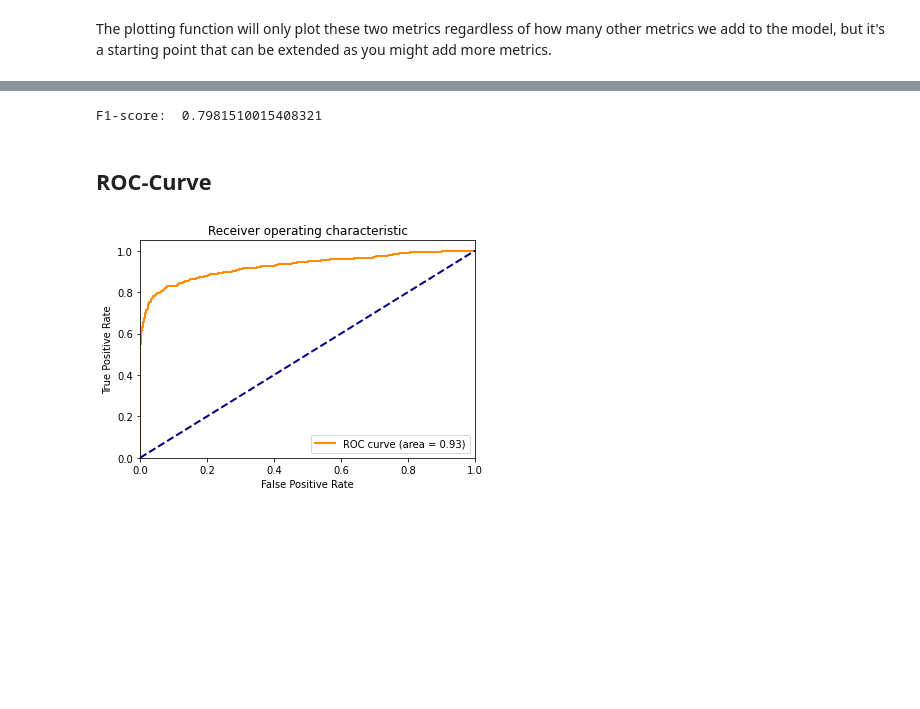
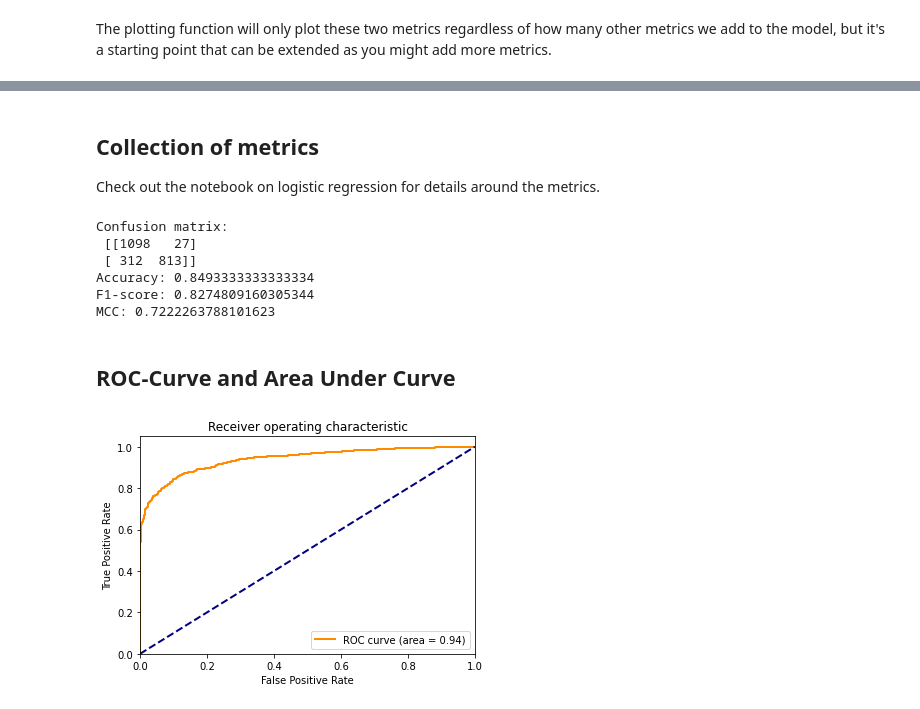
Before and after one commit to geirtul/event_classification_example, a Jupyter notebook: notebooks/dense_neural_network.ipynb, the cells around one changed output, grey strips where cells are left out. Drawn from its saved outputs; the diff is of its cells as text; code cells hidden in the pictures; blank space fills up the shorter version.

Commit message:
Updated metrics in dense and cnn notebooks.

```diff
--- a/notebooks/dense_neural_network.ipynb
+++ b/notebooks/dense_neural_network.ipynb
@@ -168,6 +150,3 @@ array([[1080,   12],
-# %%
-from sklearn.metrics import f1_score
-score = f1_score(labels[val_idx], result)
-print("F1-score: ", score)
-# %% [output]
-F1-score:  0.7981510015408321
+# %% [markdown]
+## Collection of metrics
+Check out the notebook on logistic regression for details around the metrics.
@@ -174,20 +158,31 @@ F1-score:  0.7981510015408321
+# %%
+# Print the metrics in an orderly fashion
+print("Confusion matrix:\n", confmat)
+print("Accuracy:", accuracy)
+print("F1-score:", f1)
+print("MCC:", mcc)
+# %% [output]
+Confusion matrix:
+ [[1098   27]
+ [ 312  813]]
+Accuracy: 0.8493333333333334
+F1-score: 0.8274809160305344
+MCC: 0.7222263788101623
 # %% [markdown]
-## ROC-Curve
+## ROC-Curve and Area Under Curve
 # %%
-from sklearn.metrics import roc_curve, auc
-
 fpr, tpr, thresholds = roc_curve(labels[val_idx], pred)
-roc_auc = auc(fpr, tpr)
+roc_auc = roc_auc_score(labels[val_idx], pred)
 # Plot the curve
 plt.figure()
 plt.plot(fpr, tpr, color='darkorange', lw=2, label="ROC curve (area = {:0.2f})".format(roc_auc))
 plt.plot([0, 1], [0, 1], color='navy', lw=2, linestyle='--')
 plt.xlim([0.0, 1.0])
 plt.ylim([0.0, 1.05])
 plt.xlabel('False Positive Rate')
 plt.ylabel('True Positive Rate')
 plt.title('Receiver operating characteristic')
 plt.legend()
 plt.show()
 # %% [output]
-[figure, old version]
+[figure, new version]
```
Also changed, not shown: parts of 9 cells of this notebook, 1 other file.
